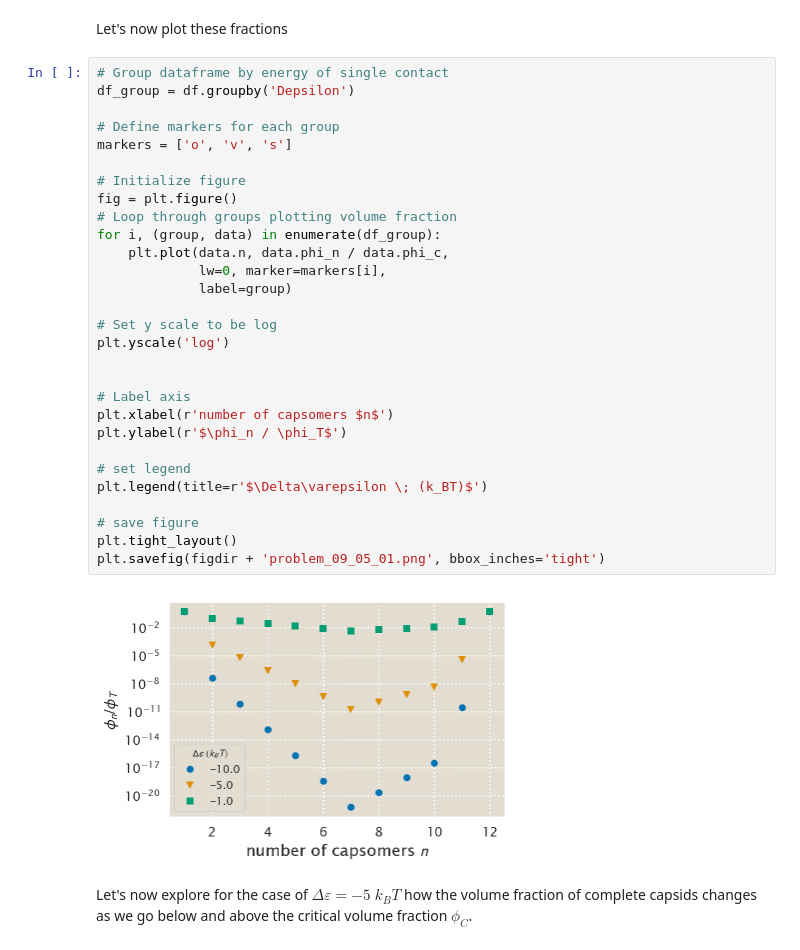
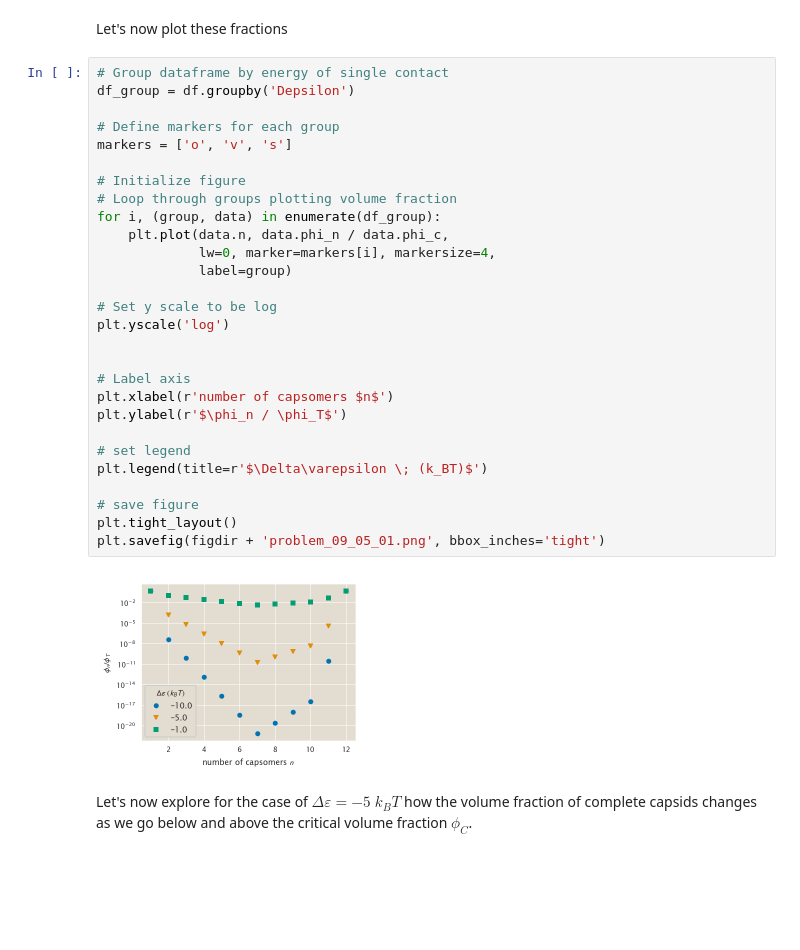
Before and after one commit to mrazomej/pboc, a Jupyter notebook: src/chapter_09.ipynb, the cells around one changed output. Cells and saved outputs as stored; diff of their text form; blank space fills up the shorter version.

```diff
--- a/src/chapter_09.ipynb
+++ b/src/chapter_09.ipynb
@@ -164,34 +165,33 @@ Let's now plot these fractions
 # %%
 # Group dataframe by energy of single contact
 df_group = df.groupby('Depsilon')
 
 # Define markers for each group
 markers = ['o', 'v', 's']
 
 # Initialize figure
-fig = plt.figure()
 # Loop through groups plotting volume fraction
 for i, (group, data) in enumerate(df_group):
     plt.plot(data.n, data.phi_n / data.phi_c,
-             lw=0, marker=markers[i],
+             lw=0, marker=markers[i], markersize=4,
              label=group)
 
 # Set y scale to be log
 plt.yscale('log')
 
 
 # Label axis
 plt.xlabel(r'number of capsomers $n$')
 plt.ylabel(r'$\phi_n / \phi_T$')
 
 # set legend
 plt.legend(title=r'$\Delta\varepsilon \; (k_BT)$')
 
 # save figure
 plt.tight_layout()
 plt.savefig(figdir + 'problem_09_05_01.png', bbox_inches='tight')
 # %% [output]
-[figure, old version]
+[figure, new version]
 # %% [markdown]
 Let's now explore for the case of $\Delta\varepsilon = -5 \; k_BT$ how the volume fraction of complete capsids changes as we go below and above the critical volume fraction $\phi_C$.
 # %%
```
Also changed, not shown: parts of 12 cells of this notebook.
